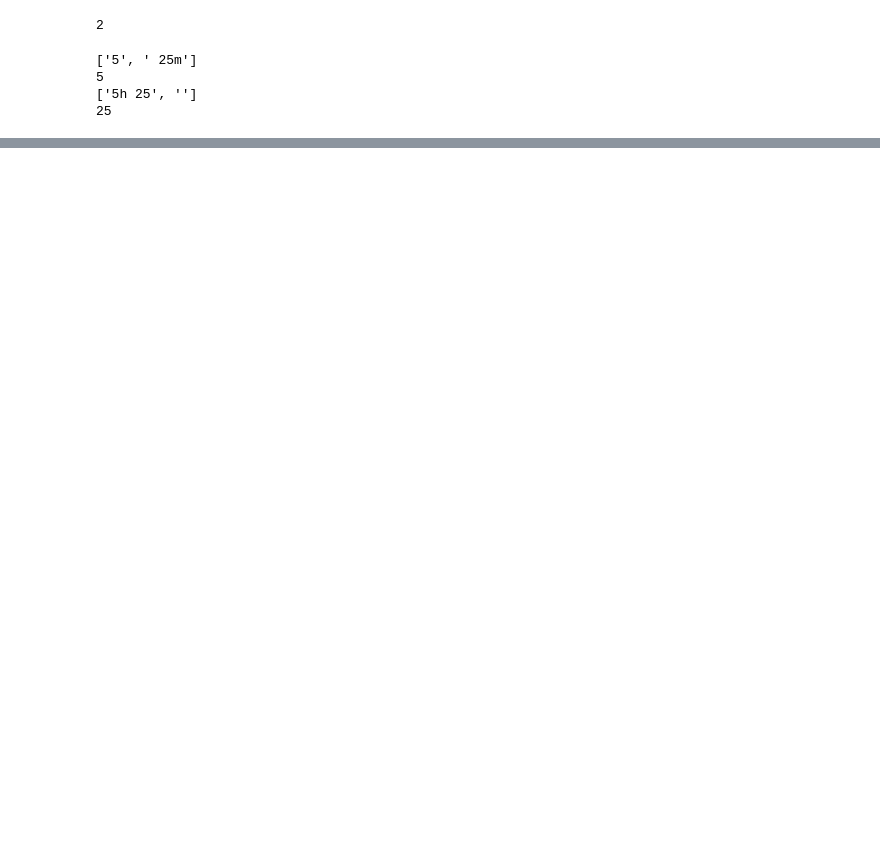
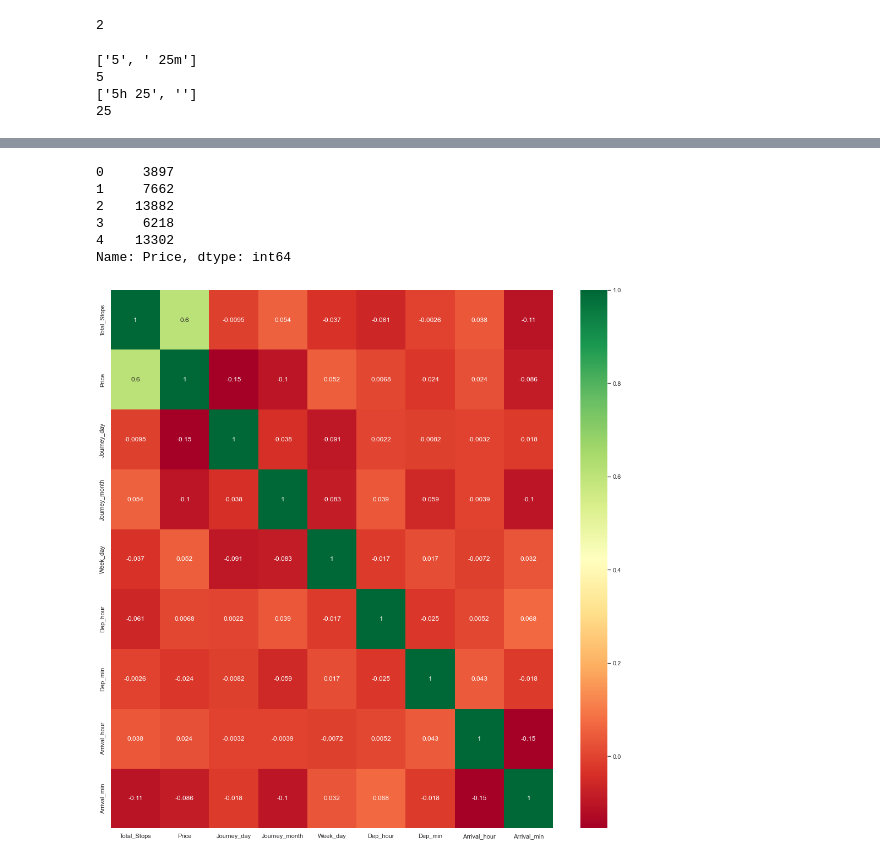
Before and after one commit to Jateendra/FlightPrediction_Dockerization, a Jupyter notebook: flight_price.ipynb, the cells around one changed output, grey strips where cells are left out. Saved outputs shown, nothing was run; the diff lists cells and outputs as text; code cells hidden in the pictures; blank space fills up the shorter version.

```diff
--- a/flight_price.ipynb
+++ b/flight_price.ipynb
@@ -202,0 +327,2 @@ train_data.head()
+# %%
+train_data.drop(['Additional_Info'], axis = 1, inplace =True)
@@ -202,0 +350,4 @@ train_data.head()
+# %%
+# For now I think, the information about Route is available from Total Stops. So, for now dropping the Route feature
+train_data.drop(['Route'], axis=1, inplace=True)
+train_data.head()
@@ -202,0 +370,4 @@ train_data.head()
+# %%
+# Since Total Stops is Ordinal Feature therefore using LabelEncoding
+
+train_data.replace({"non-stop": 0, "1 stop": 1, "2 stops": 2, "3 stops": 3, "4 stops": 4}, inplace=True)
@@ -202,0 +565,17 @@ train_data.head()
+# %%
+y.head()
+# %% [output]
+0     3897
+1     7662
+2    13882
+3     6218
+4    13302
+Name: Price, dtype: int64
+# %%
+# Finds correlation between Independent and dependent attributes
+
+plt.figure(figsize=(18, 18))
+sns.heatmap(train_data.corr(), annot = True, cmap = "RdYlGn")
+plt.show()
+# %% [output]
+[figure, added]
```
Also changed, not shown: parts of 36 cells of this notebook.
